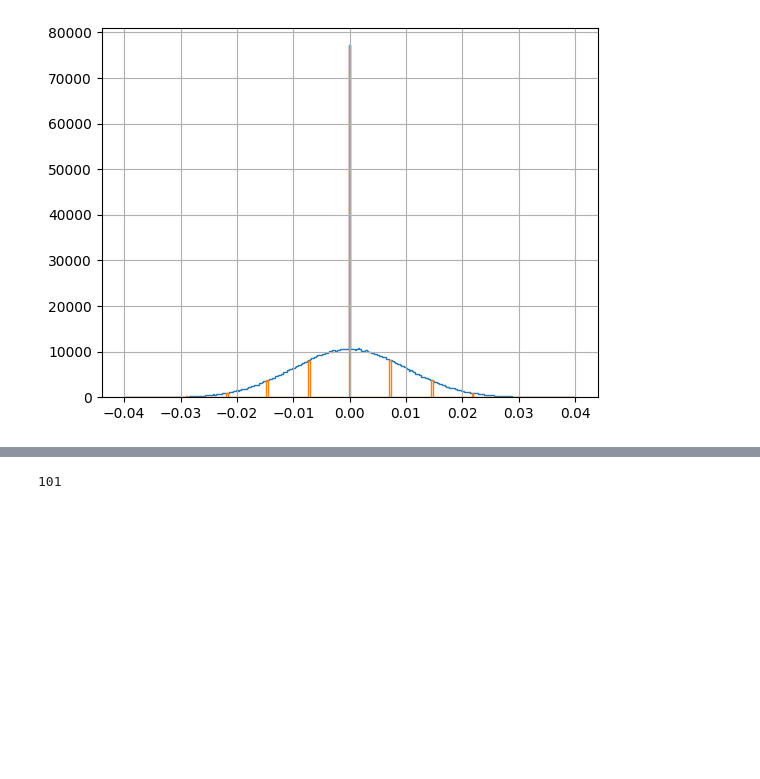
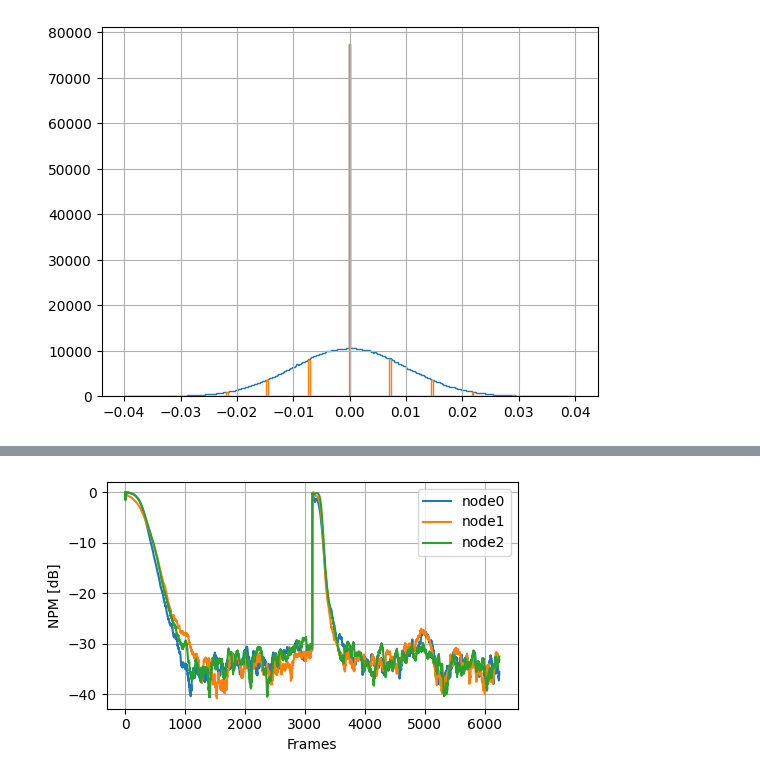
Before and after one commit to SOUNDS-RESEARCH/asilomar2023-adaptive-coding, a Jupyter notebook: src/codebook_scaling.ipynb, the cells around one changed output, grey strips where cells are left out. Drawn from its saved outputs; the diff is of its cells as text; code cells hidden in the pictures; blank space fills up the shorter version.

```diff
--- a/src/codebook_scaling.ipynb
+++ b/src/codebook_scaling.ipynb
@@ -331,4 +317,60 @@ plt.show()
-# %%
-len(resample_centers)
-# %% [output]
-101
+# %%
+importlib.reload(adfvar1)
+nwvar1 = adfvar1.Network(L)
+nwvar1.addNode(0, 1.0)
+nwvar1.addNode(1, 1.0)
+nwvar1.addNode(2, 1.0)
+nwvar1.setConnection(0, [1])
+nwvar1.setConnection(1, [2])
+nwvar1.setConnection(2, [0])
+# %%
+transmission_hist = {}
+hopsize = L
+increase_mult = 1.05
+decrease_mult = 1 / increase_mult
+# delta_lim = 0.8
+# inc_lim = 1 - delta_lim
+# dec_lim = 1 + delta_lim
+smoothing = 0.5
+npm = []
+# nw.setOnTransmit(saveTransmissionHist)
+nwvar1.reset()
+nwvar1.setParameters(rho, stepsize, eta)
+nwvar1.setCodeBook(
+    tree,
+    table,
+    resample_bins_,
+    resample_centers,
+    sd**2,
+    smoothing,
+)
+# nwvar1.setDeltas(1e-8, 0.1, 0.1, 2, 0.001)
+for k_admm_fq in range(0, nr_samples - 2 * L, hopsize):
+    nwvar1.step(noisy_signals[k_admm_fq : k_admm_fq + 2 * L, :])
+    error = []
+    for m in range(M):
+        node: adfb.NodeProcessor = nwvar1.nodes[m]
+        error.append(
+            utils.NPM(
+                node.getEstimate(), hf[utils.getPart(k_admm_fq, part_len)][:, m, None]
+            )
+        )
+    # npm.append(np.mean(error))
+    npm.append(error)
+npm = np.asarray(npm)
+nw_ = nwvar1
+
+fig = plt.figure(figsize=(5, 3))
+# plt.title(rf"SNR={SNR}dB")
+plt.xlabel("Frames")
+plt.ylabel("NPM [dB]")
+labels = [f"node{label}" for label in range(M)]
+plt.plot(20 * np.log10(npm), label=labels)
+# plt.ylim(-50, 0)
+plt.grid()
+plt.tight_layout()
+plt.legend()
+plt.show()
+# utils.savefig(fig, "npm")
+# %% [output]
+[figure, added]
```
Also changed, not shown: parts of 15 cells of this notebook, 11 other files.
